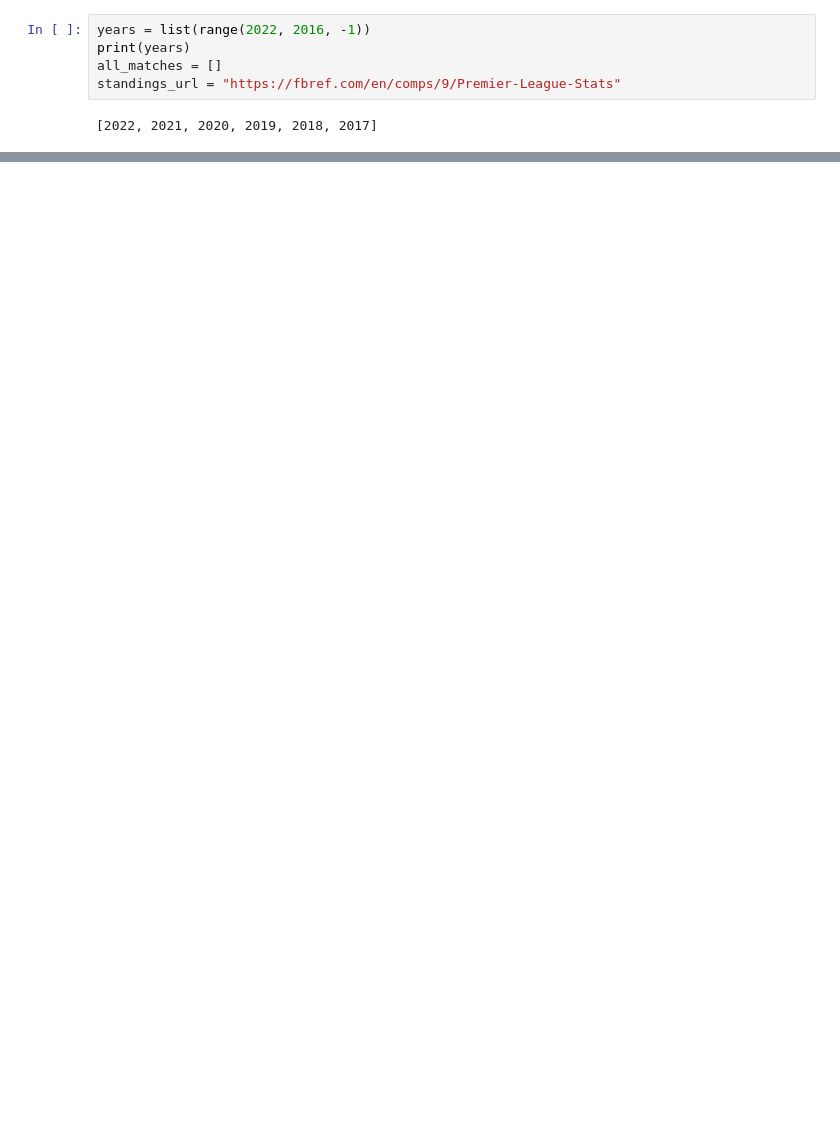
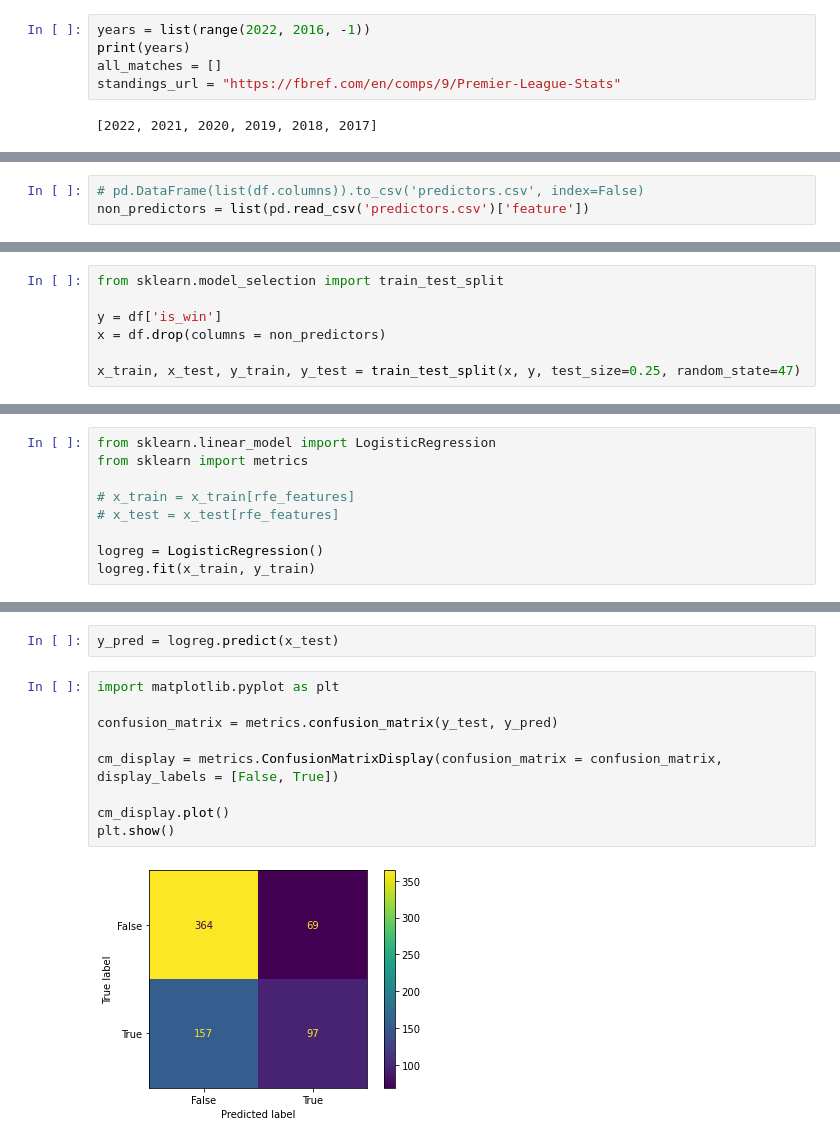
Before and after one commit to kevinmorris1/Kevin-Morris-Portfolio, a Jupyter notebook: Projects/Web Scraping/EPL/epl_web_scrape.ipynb, the cells around one changed output, grey strips where cells are left out. Drawn from its saved outputs; the diff is of its cells as text; blank space fills up the shorter version.

Commit message:
epl model

```diff
--- a/Projects/Web Scraping/EPL/epl_web_scrape.ipynb
+++ b/Projects/Web Scraping/EPL/epl_web_scrape.ipynb
@@ -210,0 +206,3 @@ fig.show()
+# %%
+# pd.DataFrame(list(df.columns)).to_csv('predictors.csv', index=False)
+non_predictors = list(pd.read_csv('predictors.csv')['feature'])
@@ -210,0 +212,7 @@ fig.show()
+# %%
+from sklearn.model_selection import train_test_split
+
+y = df['is_win']
+x = df.drop(columns = non_predictors)
+
+x_train, x_test, y_train, y_test = train_test_split(x, y, test_size=0.25, random_state=47)
@@ -210,0 +266,9 @@ fig.show()
+# %%
+from sklearn.linear_model import LogisticRegression
+from sklearn import metrics
+
+# x_train = x_train[rfe_features]
+# x_test = x_test[rfe_features]
+
+logreg = LogisticRegression()
+logreg.fit(x_train, y_train)
@@ -210,0 +284,13 @@ fig.show()
+# %%
+y_pred = logreg.predict(x_test)
+# %%
+import matplotlib.pyplot as plt
+
+confusion_matrix = metrics.confusion_matrix(y_test, y_pred)
+
+cm_display = metrics.ConfusionMatrixDisplay(confusion_matrix = confusion_matrix, display_labels = [False, True])
+
+cm_display.plot()
+plt.show()
+# %% [output]
+[figure, added]
```
Also changed, not shown: parts of 32 cells of this notebook, 3 other files.
